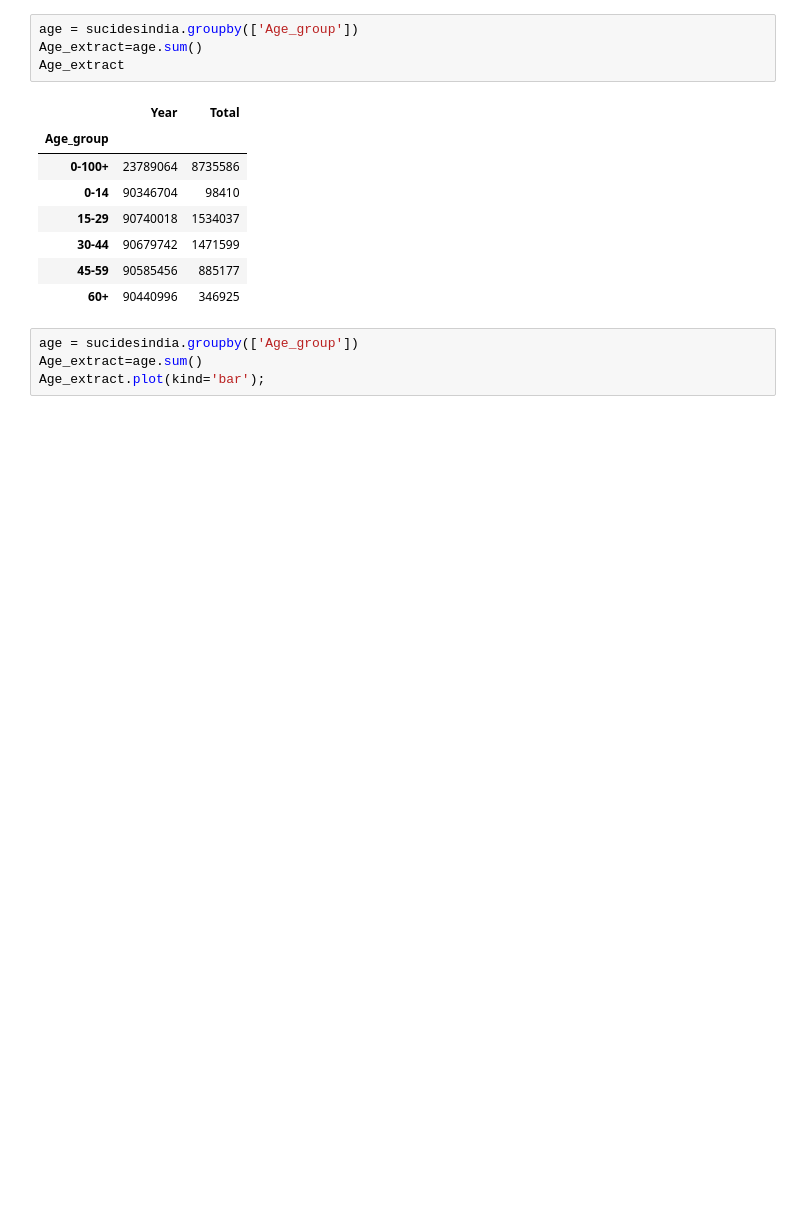
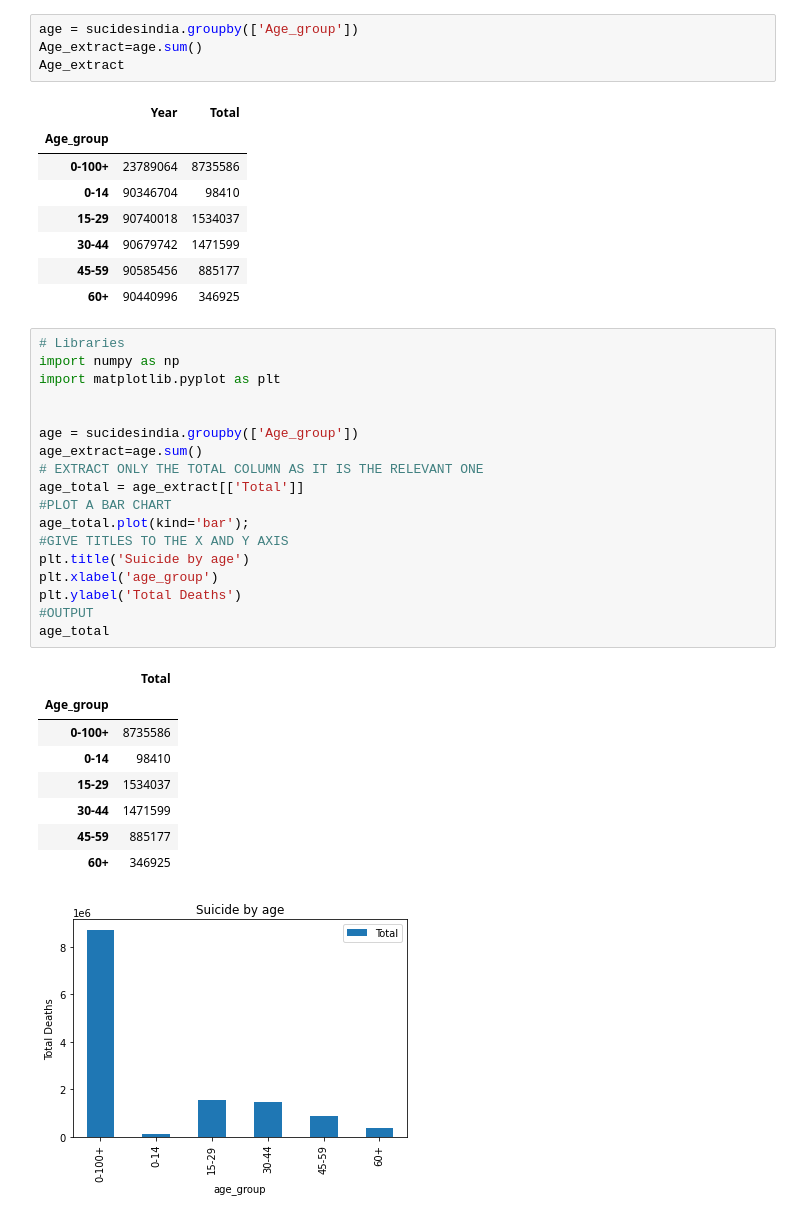
Before and after one commit to Ebuka007/Data-Science, a Jupyter notebook: Assignment_Test.ipynb, the cells around one changed output. Cells and saved outputs as stored; diff of their text form; blank space fills up the shorter version.

```diff
--- a/Assignment_Test.ipynb
+++ b/Assignment_Test.ipynb
@@ -65,7 +34,31 @@ Age_extract
 | 30-44 | 90679742 | 1471599 |
 | 45-59 | 90585456 | 885177 |
 | 60+ | 90440996 | 346925 |
-# %%
-age = sucidesindia.groupby(['Age_group'])
-Age_extract=age.sum()
-Age_extract.plot(kind='bar');
+# %%
+# Libraries
+import numpy as np
+import matplotlib.pyplot as plt
+
+
+age = sucidesindia.groupby(['Age_group'])
+age_extract=age.sum()
+# EXTRACT ONLY THE TOTAL COLUMN AS IT IS THE RELEVANT ONE
+age_total = age_extract[['Total']]
+#PLOT A BAR CHART
+age_total.plot(kind='bar');
+#GIVE TITLES TO THE X AND Y AXIS
+plt.title('Suicide by age')
+plt.xlabel('age_group')
+plt.ylabel('Total Deaths')
+#OUTPUT
+age_total
+# %% [output]
+|  | Total |
+| Age_group |  |
+| 0-100+ | 8735586 |
+| 0-14 | 98410 |
+| 15-29 | 1534037 |
+| 30-44 | 1471599 |
+| 45-59 | 885177 |
+| 60+ | 346925 |
+[figure, added]
```
Also changed, not shown: parts of 9 cells of this notebook.
